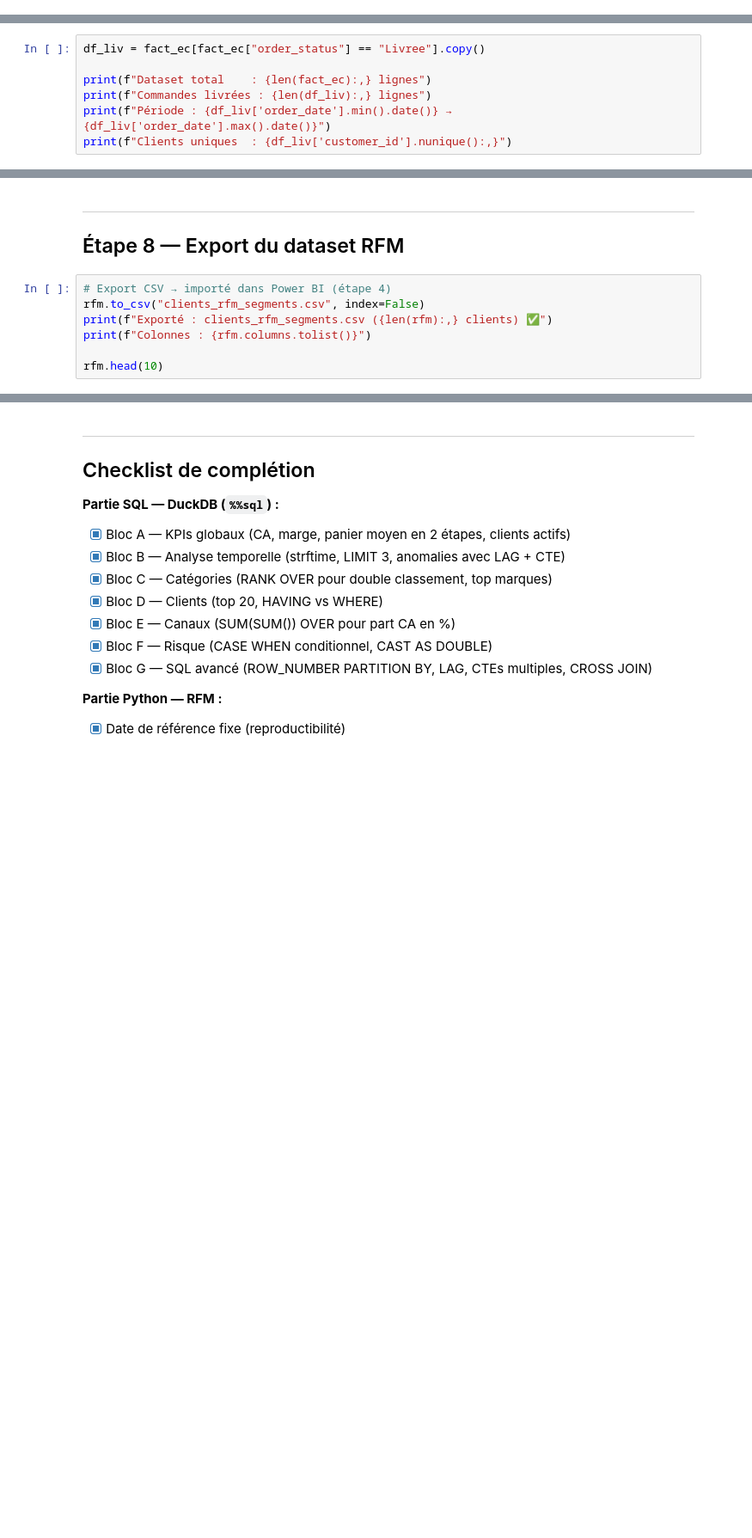
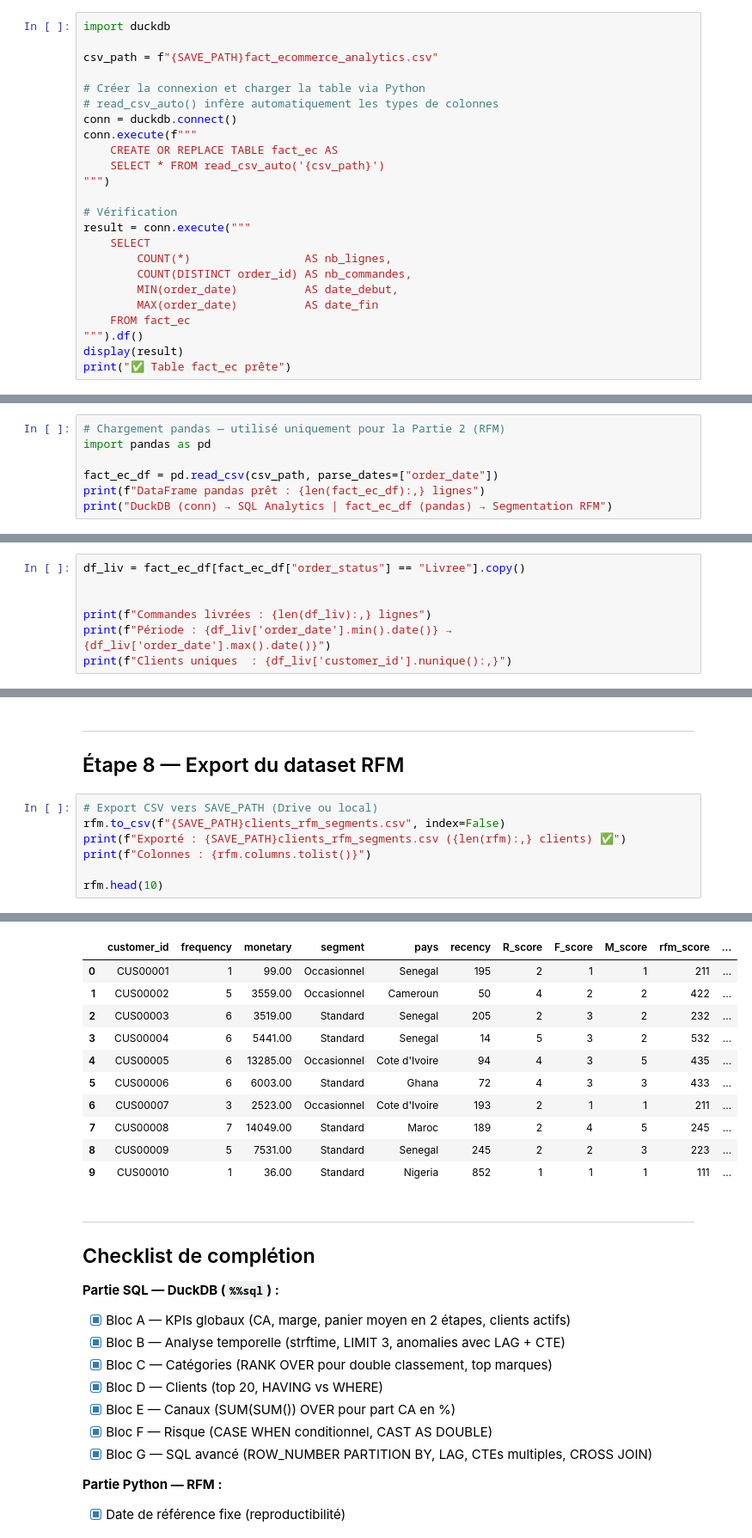
Before and after one commit to dataprojectlabs/DataProjectLab-projects, a Jupyter notebook: projets/ecommerce_analytics/corrige/nb3_sql_rfm_corrige.ipynb, the cells around one changed output, grey strips where cells are left out. Shown at 86% size. Saved outputs shown, nothing was run; the diff lists cells and outputs as text; blank space fills up the shorter version.

```diff
--- a/projets/ecommerce_analytics/corrige/nb3_sql_rfm_corrige.ipynb
+++ b/projets/ecommerce_analytics/corrige/nb3_sql_rfm_corrige.ipynb
@@ -84,0 +196,24 @@ print("Table disponible : fact_ec")
+# %%
+import duckdb
+
+csv_path = f"{SAVE_PATH}fact_ecommerce_analytics.csv"
+
+# Créer la connexion et charger la table via Python
+# read_csv_auto() infère automatiquement les types de colonnes
+conn = duckdb.connect()
+conn.execute(f"""
+    CREATE OR REPLACE TABLE fact_ec AS
+    SELECT * FROM read_csv_auto('{csv_path}')
+""")
+
+# Vérification
+result = conn.execute("""
+    SELECT
+        COUNT(*)                 AS nb_lignes,
+        COUNT(DISTINCT order_id) AS nb_commandes,
+        MIN(order_date)          AS date_debut,
+        MAX(order_date)          AS date_fin
+    FROM fact_ec
+""").df()
+display(result)
+print("✅ Table fact_ec prête")
@@ -84,0 +242,7 @@ print("Table disponible : fact_ec")
+# %%
+# Chargement pandas — utilisé uniquement pour la Partie 2 (RFM)
+import pandas as pd
+
+fact_ec_df = pd.read_csv(csv_path, parse_dates=["order_date"])
+print(f"DataFrame pandas prêt : {len(fact_ec_df):,} lignes")
+print("DuckDB (conn) → SQL Analytics | fact_ec_df (pandas) → Segmentation RFM")
@@ -481,9 +887,9 @@ ORDER BY c.ca_client DESC
 > **MÉTHODE — Filtrer sur `order_status = 'Livree'` pour la RFM.**
 > Les commandes annulées et remboursées ne doivent pas contribuer aux métriques RFM. Un client qui a commandé puis annulé n'a pas vraiment 'dépensé' ce montant.
 # %%
-df_liv = fact_ec[fact_ec["order_status"] == "Livree"].copy()
+df_liv = fact_ec_df[fact_ec_df["order_status"] == "Livree"].copy()
 
-print(f"Dataset total    : {len(fact_ec):,} lignes")
+
 print(f"Commandes livrées : {len(df_liv):,} lignes")
 print(f"Période : {df_liv['order_date'].min().date()} → {df_liv['order_date'].max().date()}")
 print(f"Clients uniques  : {df_liv['customer_id'].nunique():,}")
@@ -748,9 +1256,10 @@ display(ca_par_seg.sort_values("CA total", ascending=False))
 ---
 ## Étape 8 — Export du dataset RFM
 # %%
-# Export CSV → importé dans Power BI (étape 4)
-rfm.to_csv("clients_rfm_segments.csv", index=False)
-print(f"Exporté : clients_rfm_segments.csv ({len(rfm):,} clients) ✅")
+# Export CSV vers SAVE_PATH (Drive ou local)
+rfm.to_csv(f"{SAVE_PATH}clients_rfm_segments.csv", index=False)
+print(f"Exporté : {SAVE_PATH}clients_rfm_segments.csv ({len(rfm):,} clients) ✅")
 print(f"Colonnes : {rfm.columns.tolist()}")
 
 rfm.head(10)
+# %% [output]
@@ -757,3 +1268,14 @@ rfm.head(10)
+|  | customer_id | frequency | monetary | segment | pays | recency | R_score | F_score | M_score | rfm_score | ... |
+| 0 | CUS00001 | 1 | 99.00 | Occasionnel | Senegal | 195 | 2 | 1 | 1 | 211 | ... |
+| 1 | CUS00002 | 5 | 3559.00 | Occasionnel | Cameroun | 50 | 4 | 2 | 2 | 422 | ... |
+| 2 | CUS00003 | 6 | 3519.00 | Standard | Senegal | 205 | 2 | 3 | 2 | 232 | ... |
+| 3 | CUS00004 | 6 | 5441.00 | Standard | Senegal | 14 | 5 | 3 | 2 | 532 | ... |
+| 4 | CUS00005 | 6 | 13285.00 | Occasionnel | Cote d'Ivoire | 94 | 4 | 3 | 5 | 435 | ... |
+| 5 | CUS00006 | 6 | 6003.00 | Standard | Ghana | 72 | 4 | 3 | 3 | 433 | ... |
+| 6 | CUS00007 | 3 | 2523.00 | Occasionnel | Cote d'Ivoire | 193 | 2 | 1 | 1 | 211 | ... |
+| 7 | CUS00008 | 7 | 14049.00 | Standard | Maroc | 189 | 2 | 4 | 5 | 245 | ... |
+| 8 | CUS00009 | 5 | 7531.00 | Standard | Senegal | 245 | 2 | 2 | 3 | 223 | ... |
+| 9 | CUS00010 | 1 | 36.00 | Standard | Nigeria | 852 | 1 | 1 | 1 | 111 | ... |
 # %% [markdown]
 ---
 ## Checklist de complétion
```
Also changed, not shown: parts of 60 cells of this notebook, 37 other files.
